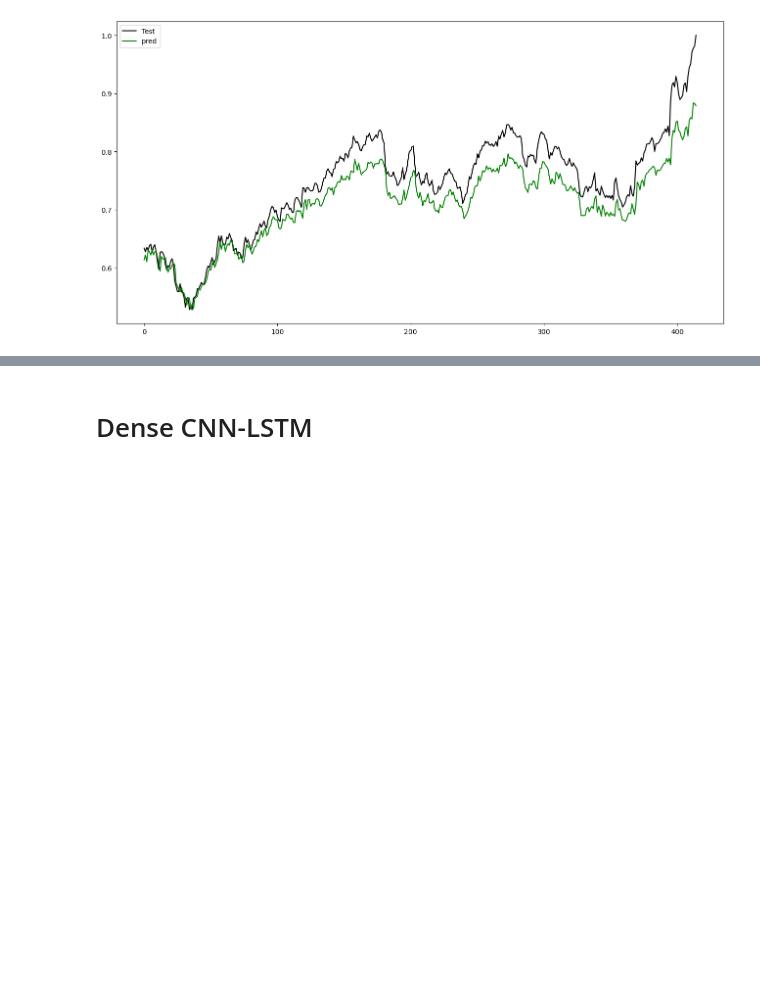
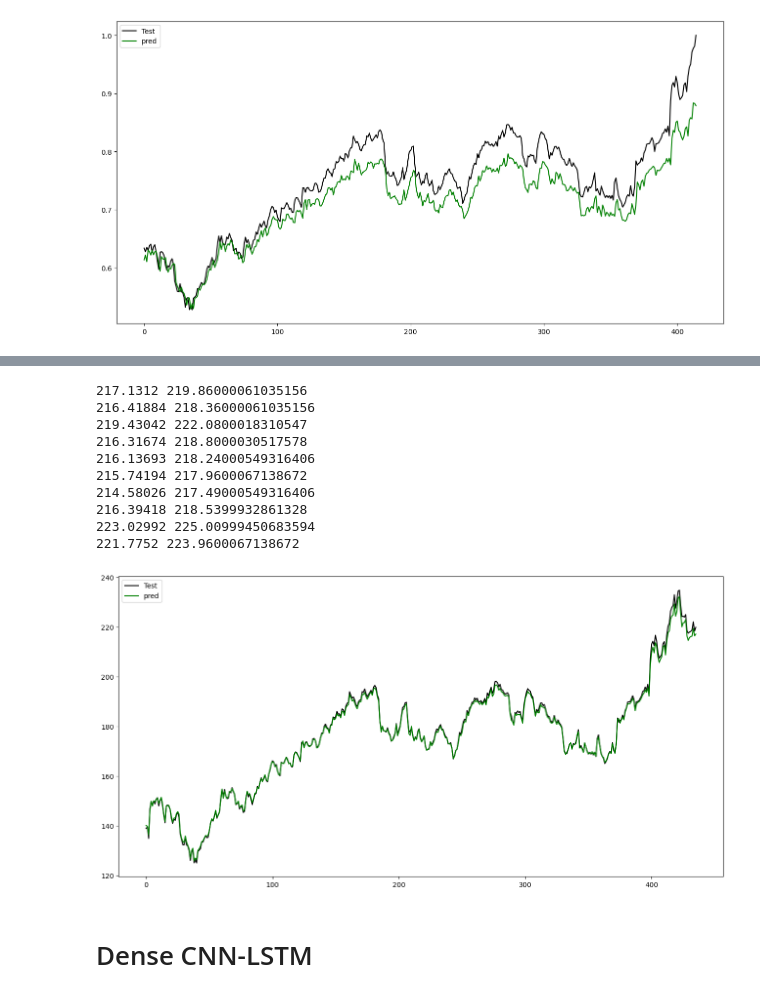
Before and after one commit to muditstja/Deep-learning, a Jupyter notebook: CNN_LSTM_stock_price_prediction.ipynb, the cells around one changed output, grey strips where cells are left out. Saved outputs shown, nothing was run; the diff lists cells and outputs as text; code cells hidden in the pictures; blank space fills up the shorter version.

```diff
--- a/CNN_LSTM_stock_price_prediction.ipynb
+++ b/CNN_LSTM_stock_price_prediction.ipynb
@@ -540,3 +654,32 @@ plt.show()
+# %%
+actualValue = [];
+
+prediction_copies = np.repeat(LD_Bi_lstm_y_pred, data_set.shape[1], axis=-1)
+y_pred_scaled_back = sc.inverse_transform(prediction_copies)[:,0]
+
+for i in range(testSplit+1):
+  actualValue.append(data_set['Close_next_day'][splitlimit+backcandles+i-1])
+
+for i in range(10):
+    print(y_pred_scaled_back[len(y_pred_scaled_back)-1-i], actualValue[len(actualValue)-1-i])
+
+plt.figure(figsize=(16,8))
+plt.plot(actualValue, color = 'black', label = 'Test')
+plt.plot(y_pred_scaled_back, color = 'green', label = 'pred')
+plt.legend()
+plt.show()
+# %% [output]
+217.1312 219.86000061035156
+216.41884 218.36000061035156
+219.43042 222.0800018310547
+216.31674 218.8000030517578
+216.13693 218.24000549316406
+215.74194 217.9600067138672
+214.58026 217.49000549316406
+216.39418 218.5399932861328
+223.02992 225.00999450683594
+221.7752 223.9600067138672
+[figure, added]
 # %% [markdown]
 # Dense CNN-LSTM
 # %%
```
Also changed, not shown: parts of 24 cells of this notebook.
